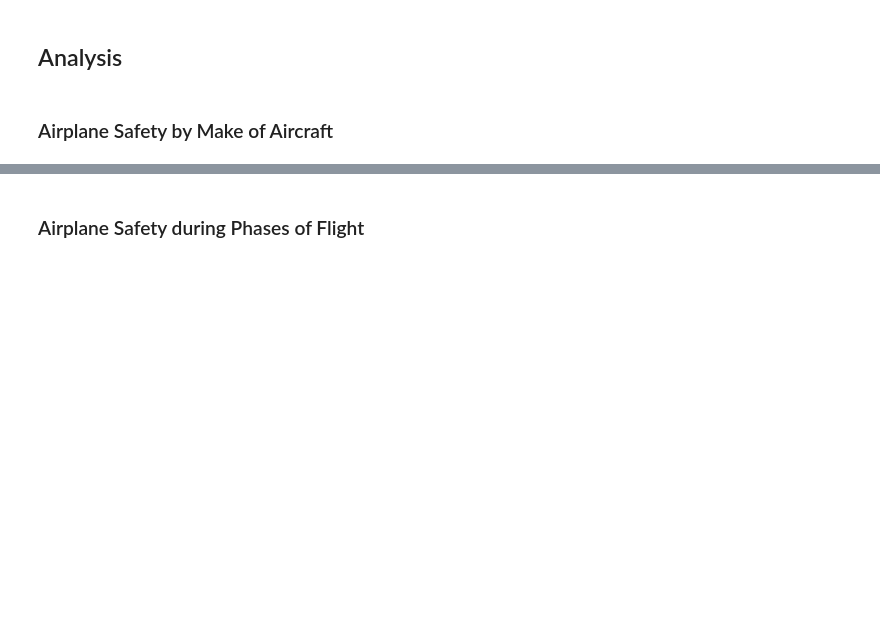
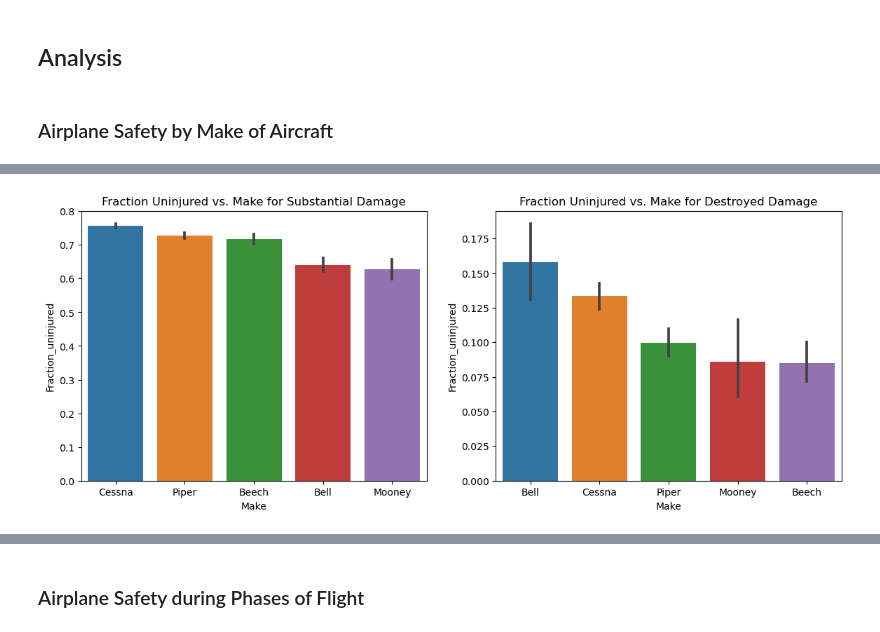
Before and after one commit to jgoett2/Phase1-Airplane-Zach-Jeff, a Jupyter notebook: AirplaneProject.ipynb, the cells around one changed output, grey strips where cells are left out. Drawn from its saved outputs; the diff is of its cells as text; code cells hidden in the pictures; blank space fills up the shorter version.

```diff
--- a/AirplaneProject.ipynb
+++ b/AirplaneProject.ipynb
@@ -39,0 +56,17 @@ In this analysis we read in the entire AviationData dataset.  For each record, w
+# %%
+fig, ax = plt.subplots(1,2,figsize=[14,5])
+
+df_substantial = df[df["Aircraft.damage"] == "Substantial"]
+df_destroyed = df[df["Aircraft.damage"] == "Destroyed"]
+
+order = df_substantial[["Make","Fraction_uninjured"]].groupby("Make").mean().sort_values(by="Fraction_uninjured",ascending=False).index
+sns.barplot(data=df_substantial, x='Make', y = 'Fraction_uninjured',order=order, ax=ax[0])
+ax[0].set_title("Fraction Uninjured vs. Make for Substantial Damage")
+
+order = df_destroyed[["Make","Fraction_uninjured"]].groupby("Make").mean().sort_values(by="Fraction_uninjured",ascending=False).index
+sns.barplot(data=df_destroyed, x='Make', y = 'Fraction_uninjured',order=order, ax=ax[1])
+ax[1].set_title("Fraction Uninjured vs. Make for Destroyed Damage")
+
+fig.savefig("Images/FracUninuredMake")
+# %% [output]
+[figure, added]
```
Also changed, not shown: parts of 8 cells of this notebook, 7 other files.
